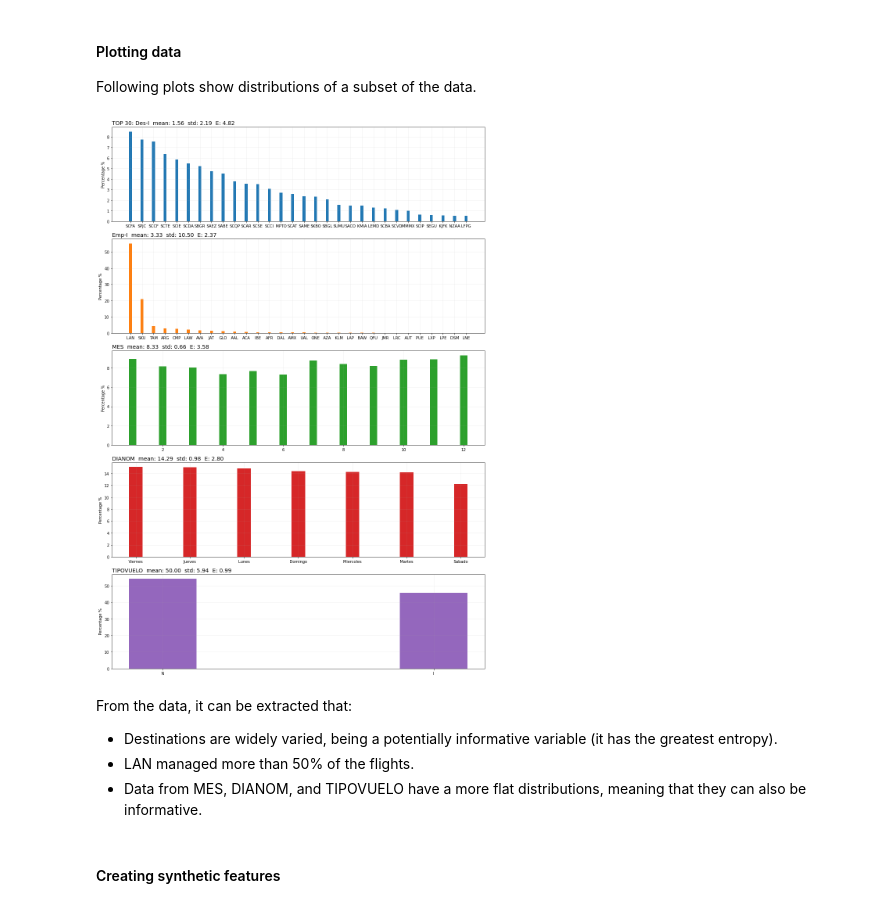
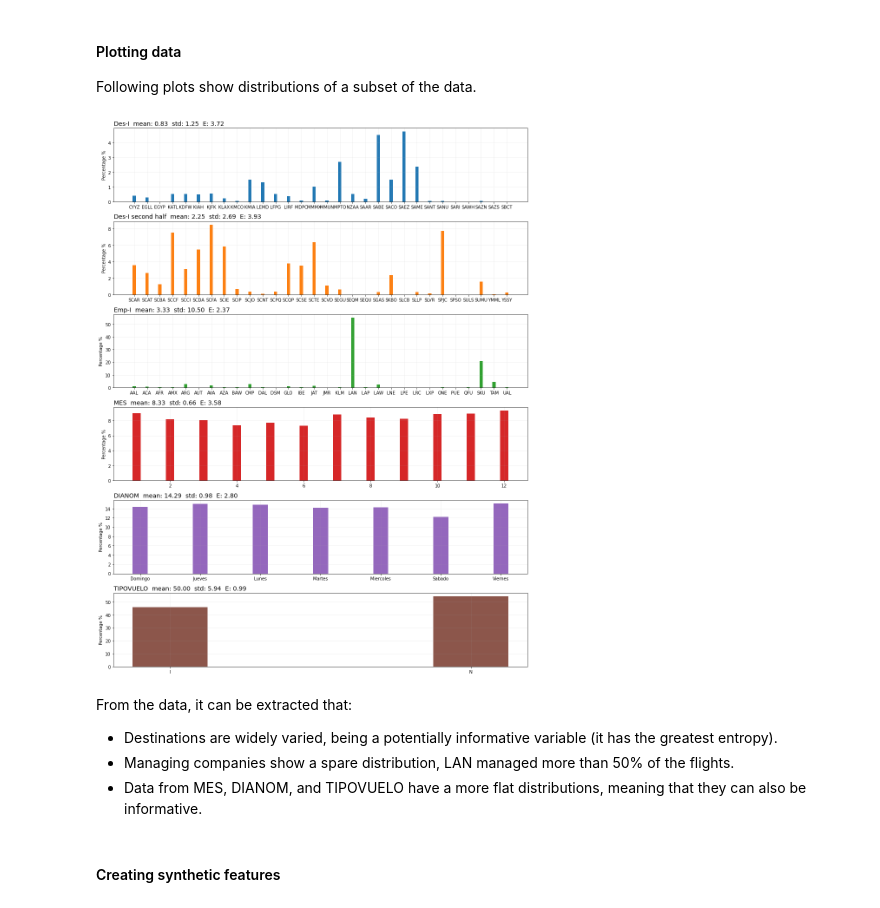
Before and after one commit to cnettlev/flight-delay, a Jupyter notebook: solution.ipynb, the cells around one changed output. Saved outputs shown, nothing was run; the diff lists cells and outputs as text; code cells hidden in the pictures.

```diff
--- a/solution.ipynb
+++ b/solution.ipynb
@@ -44,40 +64,47 @@ Following plots show distributions of a subset of the data.
 # %%
 import matplotlib.pyplot as plt
 from scipy.stats import entropy
 
-toShow = ['Des-I', 'Emp-I', 'MES', 'DIANOM', 'TIPOVUELO']
+toShow = ['Des-I', 'last-Des-I', 'Emp-I', 'MES', 'DIANOM', 'TIPOVUELO']
 nPlots = len(toShow)
+
 colors = plt.rcParams['axes.prop_cycle'].by_key()['color']
 
-fig, axs = plt.subplots(nPlots,1,figsize=(14,4*nPlots))
+fig, axs = plt.subplots(nPlots,1,figsize=(14,3*nPlots))
 
 total = data.shape[0]
 usePercentage = True
 
 for col,ax,color in zip(toShow,axs,colors):
-    vCounts = data[col].value_counts()
+    if 'last-' in col:
+        col = col.replace('last-','')
+        title = col + ' second half'
+        vCounts = data[col].value_counts().sort_index()[-30:]
+    else:
+        title = col
+        vCounts = data[col].value_counts().sort_index()[:30]
     cat = vCounts.index
     count = 100.0*vCounts.values/total if usePercentage else vCounts.values
     m,s = [np.mean(count),np.std(count,ddof=1)]
     E = entropy(vCounts.values/total, base=2)
     # sem = s/np.sqrt(total)
-    title = col+'  mean: '+f'{m:.2f}'+'  std: '+f'{s:.2f}'+'  E: '+f'{E:.2f}'
+    title = title+'  mean: '+f'{m:.2f}'+'  std: '+f'{s:.2f}'+'  E: '+f'{E:.2f}'
     if len(cat)>30:
         cat = cat[:30]
         count = count[:30]
         title = 'TOP 30: '+title
     ax.bar(cat, count, width=0.25, facecolor=color)
     ax.set_title(title,fontsize=14,loc='left')
     ax.set_ylabel('Percentage %' if usePercentage else 'Counts #')
     ax.grid(alpha=0.2)
 
 plt.tight_layout()
 # %% [output]
-[figure, old version]
+[figure, new version]
 # %% [markdown]
 From the data, it can be extracted that:
   - Destinations are widely varied, being a potentially informative variable (it has the greatest entropy).
-  - LAN managed more than 50% of the flights.
+  - Managing companies show a spare distribution, LAN managed more than 50% of the flights.
   - Data from MES, DIANOM, and TIPOVUELO have a more flat distributions, meaning that they can also be informative.
 # %% [markdown]
 #### Creating synthetic features
```
Also changed, not shown: parts of 8 cells of this notebook.
